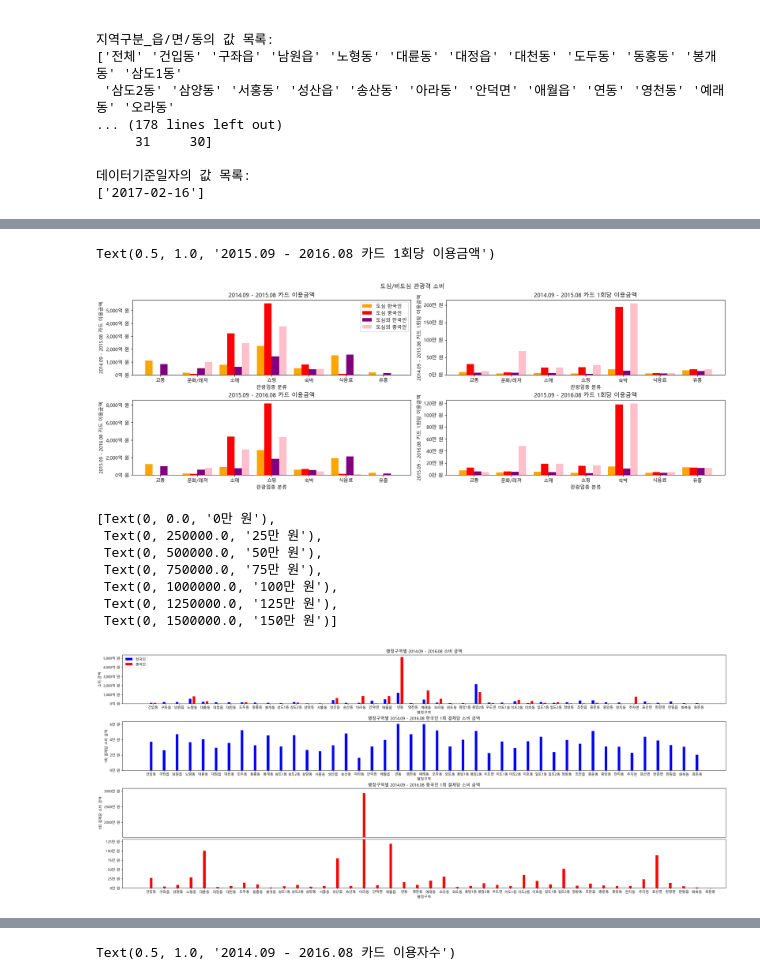
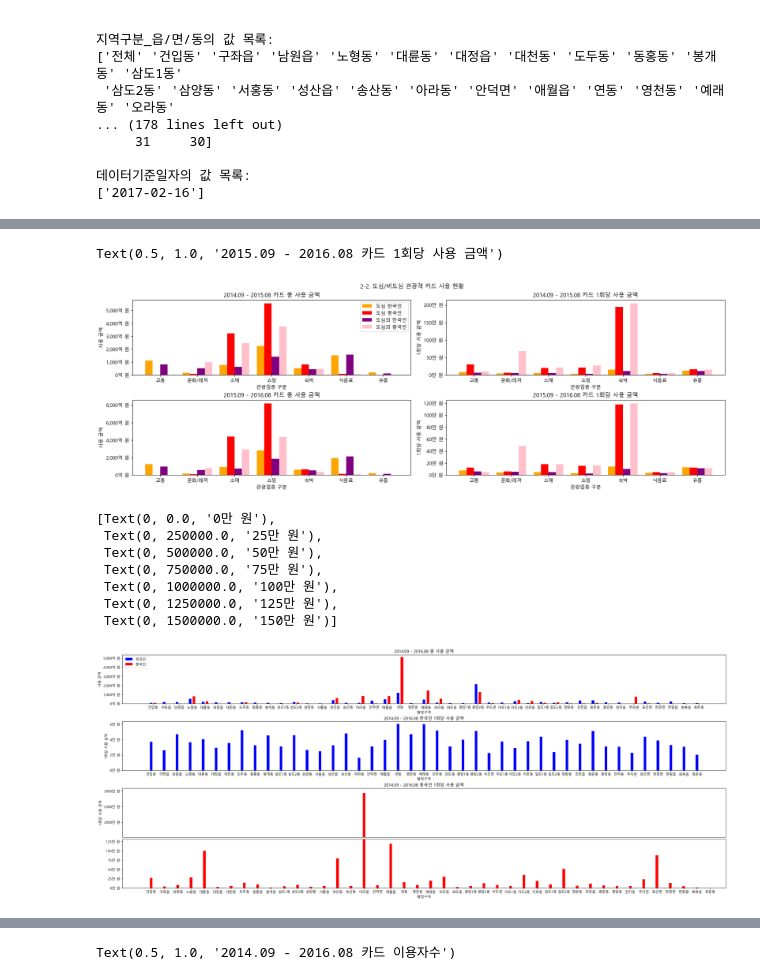
Before and after one commit to imbesky/jeju_spend, a Jupyter notebook: analysis.ipynb, the cells around one changed output, grey strips where cells are left out. Cells and saved outputs as stored; diff of their text form; code cells hidden in the pictures.

```diff
--- a/analysis.ipynb
+++ b/analysis.ipynb
@@ -251,50 +249,50 @@ rural_k = card_korean[(card_korean['지역구분_도심/도심외'] != '도심')
 rural_c = card_chinese[card_chinese['지역구분_도심/도심외'] != '도심'].iloc[:, np.r_[4, 6:12]].groupby('관광업종 구분').sum().reset_index()
 
 fig3, axs3 = plt.subplots(2, 2, figsize = (18, 6), constrained_layout=True)
-fig3.suptitle('도심/비도심 관광객 소비')
+fig3.suptitle('2-2. 도심/비도심 관광객 카드 사용 현황')
 
 axs3[0,0].bar(index - 1.5*width, urban_k.iloc[:, 1], width, color = 'orange', label = '도심 한국인')
 axs3[0,0].bar(index - 0.5*width, urban_c.iloc[:, 1], width, color = 'red', label = '도심 중국인')
 axs3[0,0].bar(index + 0.5*width, rural_k.iloc[:, 1], width, color = 'purple', label = '도심외 한국인')
 axs3[0,0].bar(index + 1.5*width, rural_c.iloc[:, 1], width, color = 'pink', label = '도심외 중국인')
 axs3[0,0].set_xticks(index, categories)
 axs3[0,0].set_yticklabels([f'{int(y/100000000):,}억 원' for y in axs3[0,0].get_yticks()])
-axs3[0,0].set_xlabel('관광업종 분류')
-axs3[0,0].set_ylabel('2014.09 - 2015.08 카드 이용금액')
-axs3[0,0].set_title('2014.09 - 2015.08 카드 이용금액')
+axs3[0,0].set_xlabel('관광업종 구분')
+axs3[0,0].set_ylabel('사용 금액')
+axs3[0,0].set_title('2014.09 - 2015.08 카드 총 사용 금액')
 
 axs3[0,0].legend()
 
 axs3[0,1].bar(index - 1.5*width, (urban_k.iloc[:, 1] / urban_k.iloc[:, 2]), width, color = 'orange')
 axs3[0,1].bar(index - 0.5*width, (urban_c.iloc[:, 1] / urban_c.iloc[:, 2]), width, color = 'red')
 axs3[0,1].bar(index + 0.5*width, (rural_k.iloc[:, 1] / rural_k.iloc[:, 2]), width, color = 'purple')
 axs3[0,1].bar(index + 1.5*width, (rural_c.iloc[:, 1] / rural_c.iloc[:, 2]), width, color = 'pink')
 axs3[0,1].set_xticks(index, categories)
 axs3[0,1].set_yticklabels([f'{int(y/10000):,}만 원' for y in axs3[0,1].get_yticks()])
-axs3[0,1].set_xlabel('관광업종 분류')
-axs3[0,1].set_ylabel('2014.09 - 2015.08 카드 1회당 이용금액')
-axs3[0,1].set_title('2014.09 - 2015.08 카드 1회당 이용금액')
+axs3[0,1].set_xlabel('관광업종 구분')
+axs3[0,1].set_ylabel('1회당 사용 금액')
+axs3[0,1].set_title('2014.09 - 2015.08 카드 1회당 사용 금액')
 
 axs3[1,0].bar(index - 1.5*width, urban_k.iloc[:, 4], width, color = 'orange')
 axs3[1,0].bar(index - 0.5*width, urban_c.iloc[:, 4], width, color = 'red')
 axs3[1,0].bar(index + 0.5*width, rural_k.iloc[:, 4], width, color = 'purple')
 axs3[1,0].bar(index + 1.5*width, rural_c.iloc[:, 4], width, color = 'pink')
 axs3[1,0].set_xticks(index, categories)
 axs3[1,0].set_yticklabels([f'{int(y/100000000):,}억 원' for y in axs3[1,0].get_yticks()])
-axs3[1,0].set_xlabel('관광업종 분류')
-axs3[1,0].set_ylabel('2015.09 - 2016.08 카드 이용금액')
-axs3[1,0].set_title('2015.09 - 2016.08 카드 이용금액')
+axs3[1,0].set_xlabel('관광업종 구분')
+axs3[1,0].set_ylabel('사용 금액')
+axs3[1,0].set_title('2015.09 - 2016.08 카드 총 사용 금액')
 
 axs3[1,1].bar(index - 1.5*width, (urban_k.iloc[:, 4] / urban_k.iloc[:, 5]), width, color = 'orange')
 axs3[1,1].bar(index - 0.5*width, (urban_c.iloc[:, 4] / urban_c.iloc[:, 5]), width, color = 'red')
 axs3[1,1].bar(index + 0.5*width, (rural_k.iloc[:, 4] / rural_k.iloc[:, 5]), width, color = 'purple')
 axs3[1,1].bar(index + 1.5*width, (rural_c.iloc[:, 4] / rural_c.iloc[:, 5]), width, color = 'pink')
 axs3[1,1].set_xticks(index, categories)
 axs3[1,1].set_yticklabels([f'{int(y/10000):,}만 원' for y in axs3[1,1].get_yticks()])
-axs3[1,1].set_xlabel('관광업종 분류')
-axs3[1,1].set_ylabel('2015.09 - 2016.08 카드 1회당 이용금액')
-axs3[1,1].set_title('2015.09 - 2016.08 카드 1회당 이용금액')
+axs3[1,1].set_xlabel('관광업종 구분')
+axs3[1,1].set_ylabel('1회당 사용 금액')
+axs3[1,1].set_title('2015.09 - 2016.08 카드 1회당 사용 금액')
 # %% [output]
-Text(0.5, 1.0, '2015.09 - 2016.08 카드 1회당 이용금액')
+Text(0.5, 1.0, '2015.09 - 2016.08 카드 1회당 사용 금액')
-[figure, old version]
+[figure, new version]
 # %%
@@ -302,7 +300,5 @@ plt.savefig('region_urban_or_not.png')
 # %%
 # 3) 행정구역
-
-#아니 금액이 뭔가 이상한데?? 총액은 천억대인에 행정구역당 수십만~백만원인건 이상하잖아.. 다시 확인 요망
 
 region_k = card_korean[(card_korean['회원 거주지'] != '제주') & (card_korean['지역구분_읍/면/동'] != '전체')].iloc[:, np.r_[3:5, 9:15]].groupby('지역구분_읍/면/동').sum().reset_index()
 regions = region_k['지역구분_읍/면/동']
@@ -314,7 +310,7 @@ for r in regions:
         break
 
 fig4, axs4 = plt.subplots(4, 1, figsize = (25, 10), constrained_layout=True)
-fig.suptitle('행정구역별 소비')
+fig.suptitle('2-3. 행정구역별 관광객 카드 사용 현황')
 index4 = np.arange(len(region_k['지역구분_읍/면/동']))
 width4 = 0.3
 
@@ -323,16 +319,16 @@ axs4[0].bar(index4 + 0.5 * width4, region_c.iloc[:, 2] + region_c.iloc[:, 5], wi
 axs4[0].set_xticks(index4, regions)
 axs4[0].set_yticklabels(f'{int(y/100000000):,}억 원' for y in axs4[0].get_yticks())
 axs4[0].set_xlabel('행정구역')
-axs4[0].set_ylabel('소비 금액')
-axs4[0].set_title('행정구역별 2014.09 - 2016.08 소비 금액')
+axs4[0].set_ylabel('사용 금액')
+axs4[0].set_title('2014.09 - 2016.08 총 사용 금액')
 axs4[0].legend()
 
 # 1회당 결제 금액은 두 집단 차이가 너무 커서 별개의 그래프로 그림
 
 axs4[1].bar(index4, (region_k.iloc[:, 2] + region_k.iloc[:, 5]) / (region_k.iloc[:, 3] + region_k.iloc[:, 6]), width, color = 'blue')
-axs4[1].set_ylabel('1회 결제당 소비 금액')
+axs4[1].set_ylabel('1회당 사용 금액')
 axs4[1].set_xlabel('행정구역')
-axs4[1].set_title('행정구역별 2014.09 - 2016.08 한국인 1회 결제당 소비 금액')
+axs4[1].set_title('2014.09 - 2016.08 한국인 1회당 사용 금액')
 axs4[1].set_xticks(index4, regions)
 axs4[1].set_yticklabels(f'{int(y/10000)}만 원' for y in axs4[1].get_yticks())
 
@@ -342,8 +338,8 @@ once_c = (region_c.iloc[:, 2] + region_c.iloc[:, 5]) / (region_c.iloc[:, 3] + re
 devider = once_c.nlargest(2).iloc[-1]
 
 axs4[2].bar(index4, once_c, width, color = 'red')
-axs4[2].set_ylabel('1회 결제당 소비 금액')
-axs4[2].set_title('행정구역별 2014.09 - 2016.08 중국인 1회 결제당 소비 금액')
+axs4[2].set_ylabel('1회당 사용 금액')
+axs4[2].set_title('2014.09 - 2016.08 중국인 1회당 사용 금액')
 axs4[2].set_ylim((devider + max(once_c)) / 2, max(once_c) * 1.05)
 axs4[2].set_yticklabels(f'{int(y/10000)}만 원' for y in axs4[2].get_yticks())
 axs4[2].axes.xaxis.set_visible(False)
@@ -361,5 +357,5 @@ axs4[3].set_yticklabels(f'{int(y/10000)}만 원' for y in axs4[3].get_yticks())
  Text(0, 1000000.0, '100만 원'),
  Text(0, 1250000.0, '125만 원'),
  Text(0, 1500000.0, '150만 원')]
-[figure, old version]
+[figure, new version]
 # %%
```
Also changed, not shown: parts of 14 cells of this notebook.
